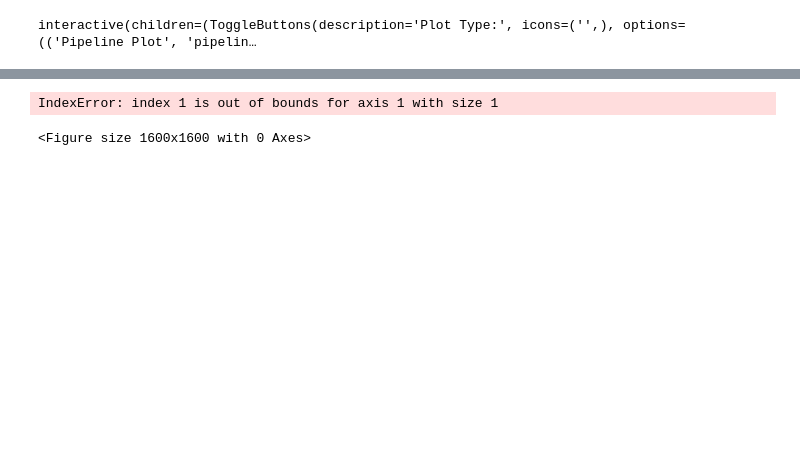
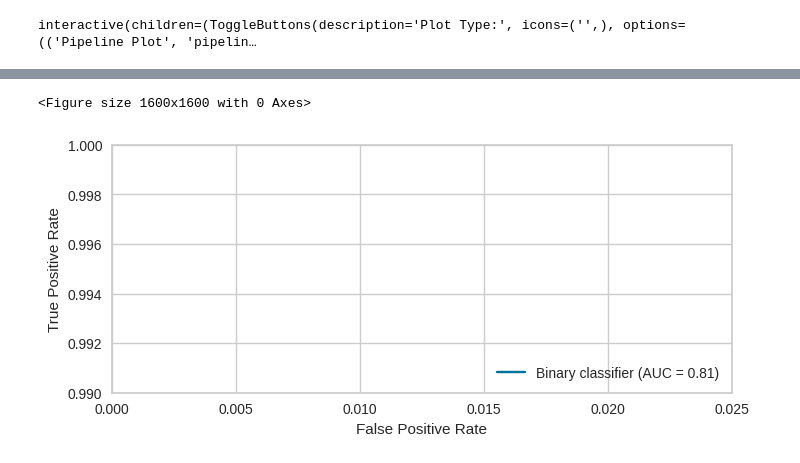
Before and after one commit to naforoutan/ReLaFIS, a Jupyter notebook: notebooks/test_class.ipynb, the cells around one changed output, grey strips where cells are left out. Cells and saved outputs as stored; diff of their text form; code cells hidden in the pictures; blank space fills up the shorter version.

```diff
--- a/notebooks/test_class.ipynb
+++ b/notebooks/test_class.ipynb
@@ -75,7 +91,7 @@ True
 from train.early_stop import EarlyStopping
 
 model_params = {
-    'type': "gift", # anfis, unfis, gift, litanfis
+    'type': "litanfis", # anfis, unfis, gift, litanfis
     'in_features': experiment.train_numpy()[0].shape[1],
     'out_features': len(np.unique(experiment.train_numpy()[1])),
     'rules': 3,
@@ -270,37 +278,44 @@ plt.figure(figsize=(8, 8), dpi=200)
 
 # Binary classification
 if n_classes == 2:
-    # Use probability of positive class
-    y_score_bin = y_score[:, 1]
+    # Determine which column(s) to use
+    if y_score.shape[1] == 2:
+        # Standard case: two columns, second is probability of positive class
+        y_score_bin = y_score[:, 1]
+    elif y_score.shape[1] == 1:
+        # Single column: assume it's probability of the positive class
+        y_score_bin = y_score[:, 0]
+    else:
+        raise ValueError(f"Unexpected y_score shape: {y_score.shape}")
 
     fpr, tpr, _ = roc_curve(y_test, y_score_bin)
     roc_auc = auc(fpr, tpr)
 
     RocCurveDisplay(fpr=fpr, tpr=tpr, roc_auc=roc_auc,
                     estimator_name='Binary classifier').plot()
 
 # Multiclass classification
 else:
     # Binarize labels (One-vs-Rest)
     y_test_bin = label_binarize(y_test, classes=classes)
 
     for i, cls in enumerate(classes):
         fpr, tpr, _ = roc_curve(y_test_bin[:, i], y_score[:, i])
         roc_auc = auc(fpr, tpr)
 
         plt.plot(fpr, tpr, label=f"Class {cls} (AUC = {roc_auc:.3f})")
 
     plt.legend(loc="lower right")
     plt.xlabel("False Positive Rate")
     plt.ylabel("True Positive Rate")
     plt.title("ROC Curve (One-vs-Rest)")
 
 # Zoom
 plt.xlim([0.0, 0.025])
 plt.ylim([0.99, 1.0])
 plt.grid(True)
 
 plt.show()
 # %% [output]
-IndexError: index 1 is out of bounds for axis 1 with size 1
+<Figure size 1600x1600 with 0 Axes>
-<Figure size 1600x1600 with 0 Axes>
+[figure, added]
```
Also changed, not shown: parts of 4 cells of this notebook, 9 other files.
